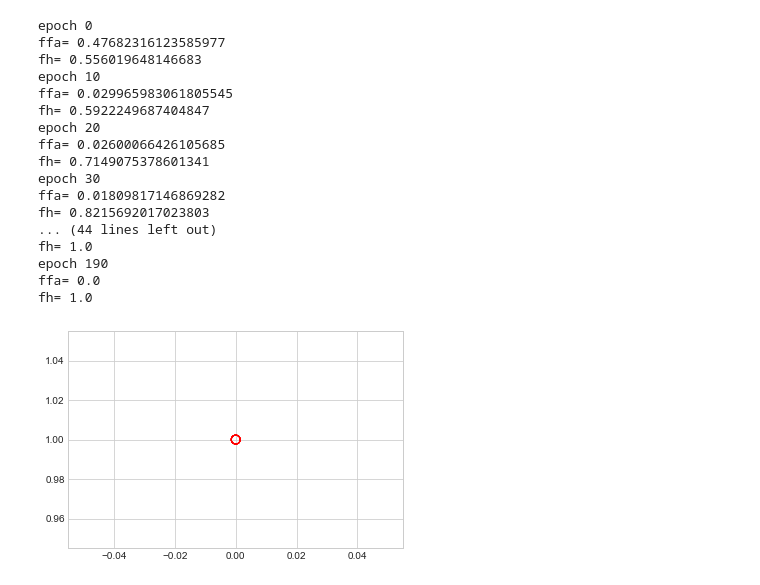
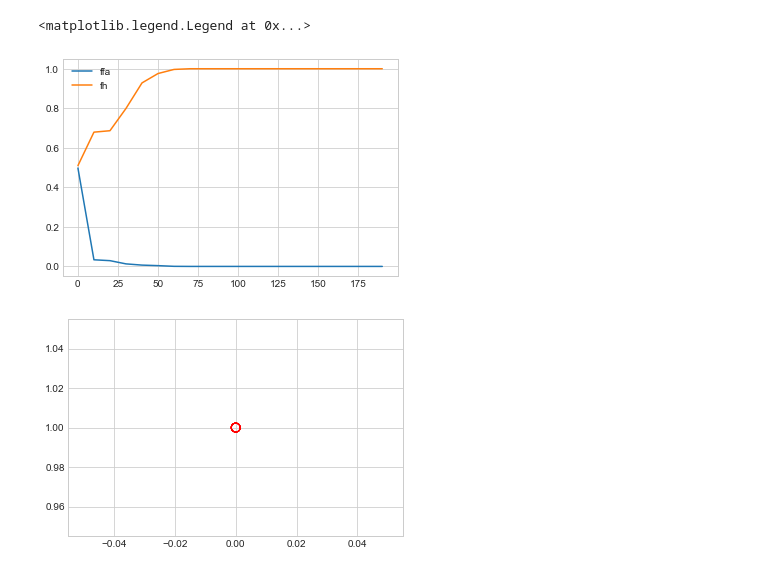
Before and after one commit to shivambang/Neural-Networks, a Jupyter notebook: Perceptron/perceptron.ipynb, the cells around one changed output. Cells and saved outputs as stored; diff of their text form; code cells hidden in the pictures.

```diff
--- a/Perceptron/perceptron.ipynb
+++ b/Perceptron/perceptron.ipynb
@@ -144,48 +143,37 @@ for d in data:
     nd = add_noise(np.copy(d), 0.1)
     noisy_data.append(normalize(nd))
 # %%
+fh, ffa = [], []
 for test in range(0, 200, 10):
     slp_model = Perceptron()
 
     criterion = torch.nn.MSELoss(size_average = False)
     optimizer = torch.optim.SGD(slp_model.parameters(), lr = 0.01)
     for epoch in range(test):
 
         # Forward pass: Compute predicted y by passing x to the model
         pred_y = slp_model(x_data)
 
         # Compute loss
         loss = criterion(pred_y, y_data)
 
         # Zero gradients, perform a backward pass, and update the weights.
         optimizer.zero_grad()
         loss.backward()
         optimizer.step()
-    print('epoch {}'.format(test))
 
     target_values = generate_rescaled_inputs(data)
     predicted_values = generate_predictions(data, 0)
-    fh, ffa = compute_error_metrics(target_values, predicted_values)
-    print('ffa=', np.mean(ffa))
-    print('fh=', np.mean(fh))
+    h, a = compute_error_metrics(target_values, predicted_values)
+    ffa += [np.mean(a)]
+    fh += [np.mean(h)]
+plt.figure()
+plt.plot(range(0, 200, 10), ffa, label='ffa')
+plt.plot(range(0, 200, 10), fh, label='fh')
+plt.legend()
 # %% [output]
-epoch 0
-ffa= 0.47682316123585977
-fh= 0.556019648146683
-epoch 10
-ffa= 0.029965983061805545
-fh= 0.5922249687404847
-epoch 20
-ffa= 0.02600066426105685
-fh= 0.7149075378601341
-epoch 30
-ffa= 0.01809817146869282
-fh= 0.8215692017023803
-... (44 lines left out)
-fh= 1.0
-epoch 190
-ffa= 0.0
-fh= 1.0
+<matplotlib.legend.Legend at 0x...>
+[figure, added]
 # %%
 #The ffa and fh for input data becomes stable around 100 epochs so number of epochs chosen = 100
 slp_model = Perceptron()
```
Also changed, not shown: parts of 4 cells of this notebook.
